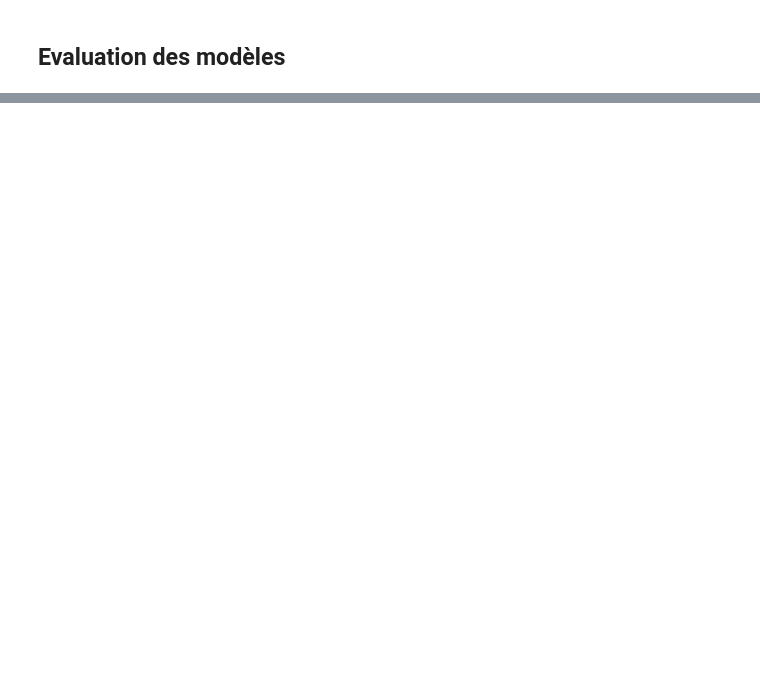
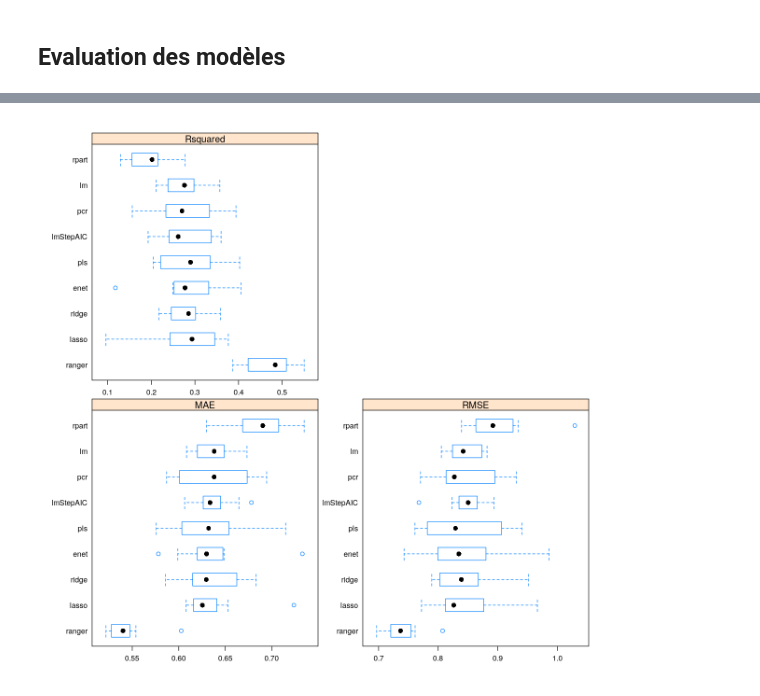
Before and after one commit to YunfeiZHAO/SY19_projet2, a Jupyter notebook: 2.regression.ipynb, the cells around one changed output, grey strips where cells are left out. Cells and saved outputs as stored; diff of their text form; code cells hidden in the pictures; blank space fills up the shorter version.

Commit message:
Add regression model evaluation

```diff
--- a/2.regression.ipynb
+++ b/2.regression.ipynb
@@ -507,12 +513,12 @@ TOCHECK : yeojon et BoxCox => normalisation
 # %%
-# Training - validation split
-valid.index = createDataPartition(mais$yield_anomaly, p=0.2, list=FALSE)
+# Training - test split
+test.index = createDataPartition(mais$yield_anomaly, p=0.2, list=FALSE)
 mais2 = as.data.frame(scale(mais, center = TRUE, scale = TRUE))
-mais.train = mais2[-valid.index,]
-mais.valid = mais2[valid.index,]
-cat('(', nrow(mais.train), ',', nrow(mais.valid), ')', dim(mais))
+mais.train = mais2[-test.index,]
+mais.test = mais2[test.index,]
+cat('(', nrow(mais.train), ',', nrow(mais.test), ')', dim(mais))
 
-# Get cross validation training control
+# Get cross test training control
 trainingCV = trainControl(method="cv", number=10, allowParallel=TRUE)
 # %% [output]
 ( 1840 , 460 ) 2300 44
@@ -798,10 +818,13 @@ list(
 # %%
 # Training loop
-pb = txtProgressBar(min=0, max=length(models.params), initial=0, style=3)
+t_start = Sys.time()
+n_models = length(models.params)
+pb = txtProgressBar(min=0, max=n_models, initial=0, style=3)
 i = 0
 
 for (model in names(models.params)) {
     params = models.params[[model]]
+    print(paste("Training ", model, " (", i, "/", n_models, ")", sep=""))
     tryCatch({
         params$method = model
         models.store[[model]] = do.call(train_model, params)
@@ -813,6 +836,7 @@ for (model in names(models.params)) {
     setTxtProgressBar(pb, i)
 }
 
+t_end = Sys.time()
 close(pb)
 cat("\nDone !!")
 # %% [output]
@@ -827,0 +851,3 @@ ERROR: Error in plot.train(model.lm): There are no tuning parameters with more t
+# %%
+models.compare = resamples(models.store)
+summary(models.compare)
@@ -827,0 +872,7 @@ ERROR: Error in plot.train(model.lm): There are no tuning parameters with more t
+# %%
+bwplot(models.compare, scales=list(
+    x=list(relation="free"),
+    y=list(relation="free")
+))
+# %% [output]
+[figure, added]
```
Also changed, not shown: parts of 19 cells of this notebook.
